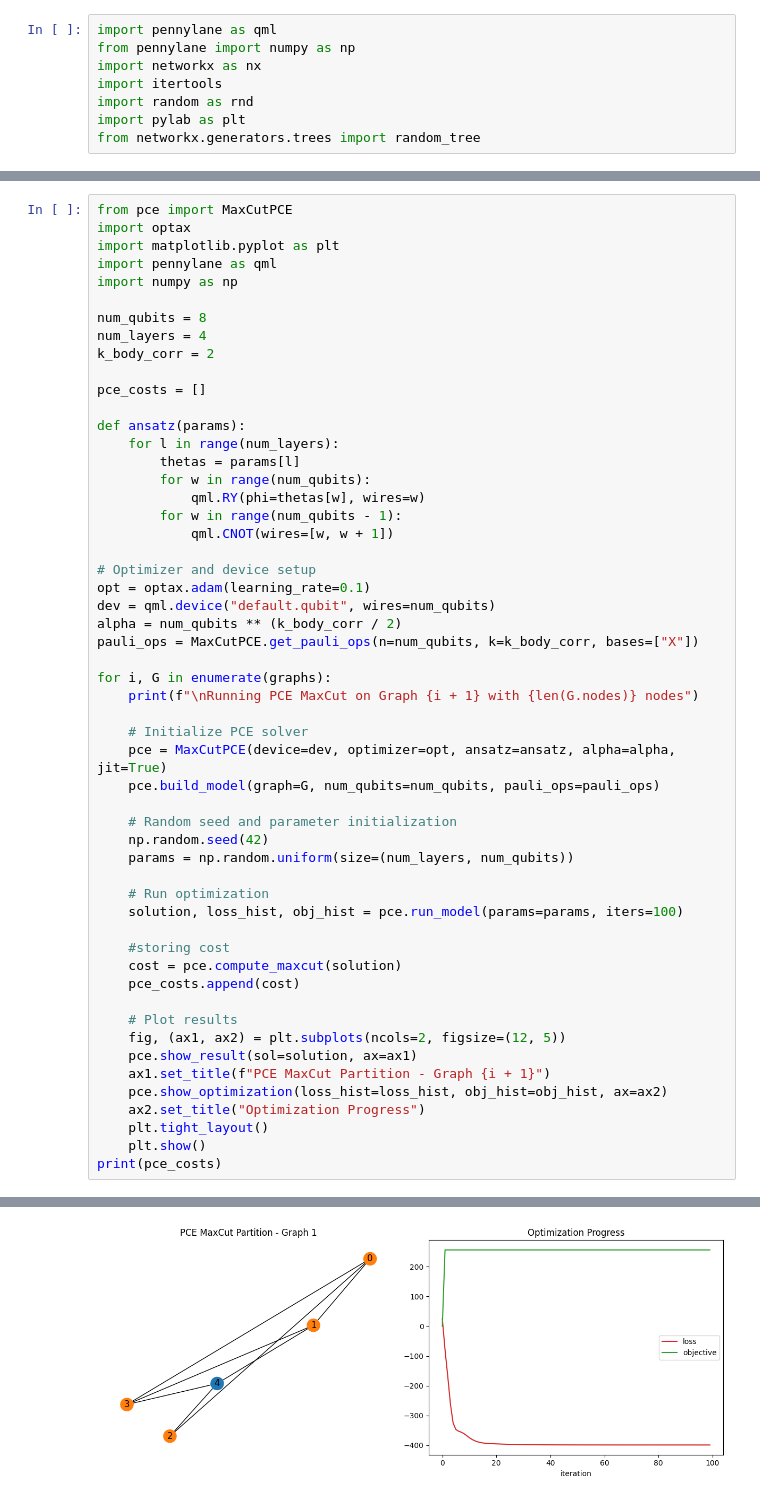
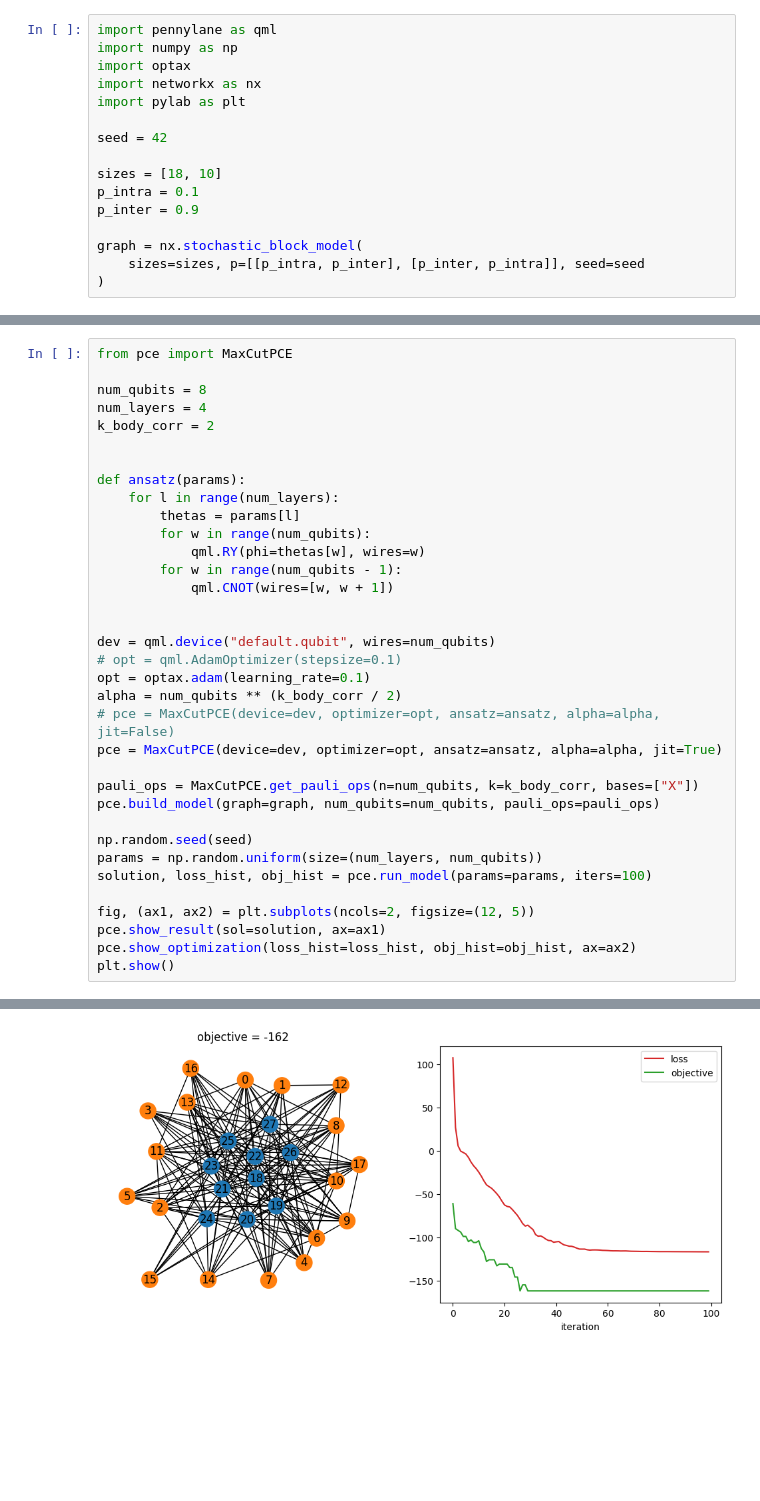
Before and after one commit to SimoneGasperini/PCE-quantum-opt, a Jupyter notebook: example_notebook.ipynb, the cells around one changed output, grey strips where cells are left out. Cells and saved outputs as stored; diff of their text form; blank space fills up the shorter version.

```diff
--- a/example_notebook.ipynb
+++ b/example_notebook.ipynb
@@ -1,8 +1,16 @@
 # %%
 import pennylane as qml
-from pennylane import numpy as np
+import numpy as np
+import optax
 import networkx as nx
-import itertools
-import random as rnd
 import pylab as plt
-from networkx.generators.trees import random_tree
+
+seed = 42
+
+sizes = [18, 10]
+p_intra = 0.1
+p_inter = 0.9
+
+graph = nx.stochastic_block_model(
+    sizes=sizes, p=[[p_intra, p_inter], [p_inter, p_intra]], seed=seed
+)
@@ -131,15 +30,10 @@ Total MaxCut Value = 2045.1500000000003
 # %%
 from pce import MaxCutPCE
-import optax
-import matplotlib.pyplot as plt
-import pennylane as qml
-import numpy as np
 
 num_qubits = 8
 num_layers = 4
 k_body_corr = 2
 
-pce_costs = []
 
 def ansatz(params):
     for l in range(num_layers):
@@ -149,37 +43,23 @@ def ansatz(params):
         for w in range(num_qubits - 1):
             qml.CNOT(wires=[w, w + 1])
 
-# Optimizer and device setup
+
+dev = qml.device("default.qubit", wires=num_qubits)
+# opt = qml.AdamOptimizer(stepsize=0.1)
 opt = optax.adam(learning_rate=0.1)
-dev = qml.device("default.qubit", wires=num_qubits)
 alpha = num_qubits ** (k_body_corr / 2)
+# pce = MaxCutPCE(device=dev, optimizer=opt, ansatz=ansatz, alpha=alpha, jit=False)
+pce = MaxCutPCE(device=dev, optimizer=opt, ansatz=ansatz, alpha=alpha, jit=True)
+
 pauli_ops = MaxCutPCE.get_pauli_ops(n=num_qubits, k=k_body_corr, bases=["X"])
+pce.build_model(graph=graph, num_qubits=num_qubits, pauli_ops=pauli_ops)
 
-for i, G in enumerate(graphs):
-    print(f"\nRunning PCE MaxCut on Graph {i + 1} with {len(G.nodes)} nodes")
+np.random.seed(seed)
+params = np.random.uniform(size=(num_layers, num_qubits))
+solution, loss_hist, obj_hist = pce.run_model(params=params, iters=100)
 
-    # Initialize PCE solver
-    pce = MaxCutPCE(device=dev, optimizer=opt, ansatz=ansatz, alpha=alpha, jit=True)
-    pce.build_model(graph=G, num_qubits=num_qubits, pauli_ops=pauli_ops)
-
-    # Random seed and parameter initialization
-    np.random.seed(42)
-    params = np.random.uniform(size=(num_layers, num_qubits))
-
-    # Run optimization
-    solution, loss_hist, obj_hist = pce.run_model(params=params, iters=100)
-
-    #storing cost
-    cost = pce.compute_maxcut(solution)
-    pce_costs.append(cost)
-
-    # Plot results
-    fig, (ax1, ax2) = plt.subplots(ncols=2, figsize=(12, 5))
-    pce.show_result(sol=solution, ax=ax1)
-    ax1.set_title(f"PCE MaxCut Partition - Graph {i + 1}")
-    pce.show_optimization(loss_hist=loss_hist, obj_hist=obj_hist, ax=ax2)
-    ax2.set_title("Optimization Progress")
-    plt.tight_layout()
-    plt.show()
-print(pce_costs)
+fig, (ax1, ax2) = plt.subplots(ncols=2, figsize=(12, 5))
+pce.show_result(sol=solution, ax=ax1)
+pce.show_optimization(loss_hist=loss_hist, obj_hist=obj_hist, ax=ax2)
+plt.show()
 # %% [output]
@@ -191 +67 @@ Total MaxCut Value = 256.12
-[figure, old version]
+[figure, new version]
```
Also changed, not shown: parts of 5 cells of this notebook.
